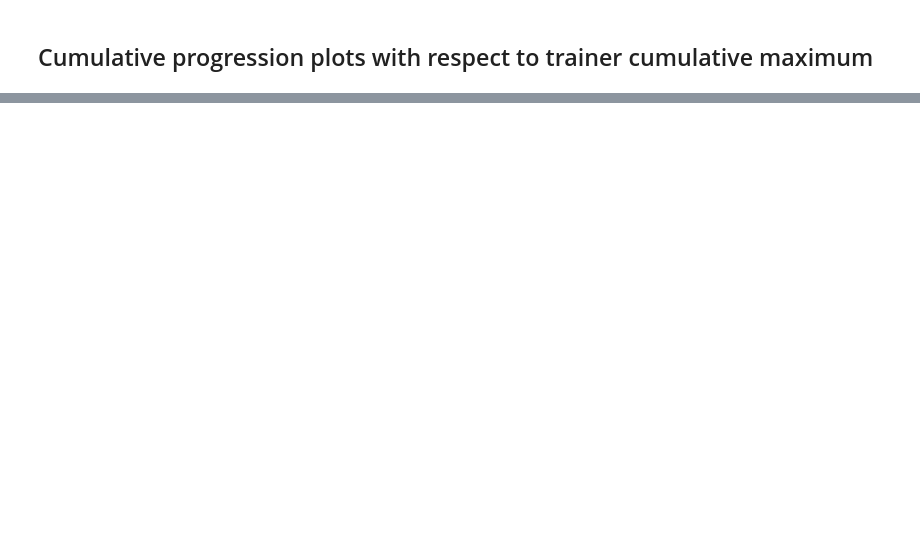
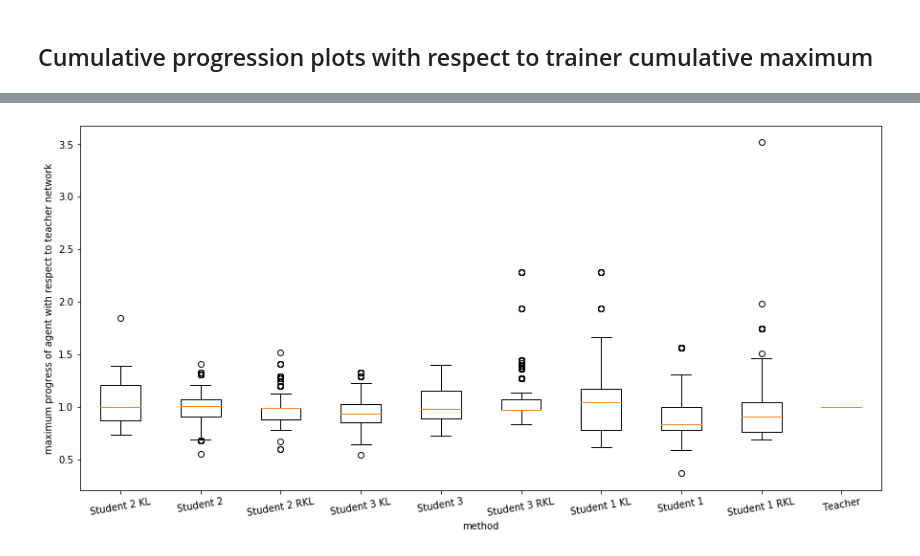
Before and after one commit to jetsnguns/realtime-policy-distillation, a Jupyter notebook: plots.ipynb, the cells around one changed output, grey strips where cells are left out. Cells and saved outputs as stored; diff of their text form; code cells hidden in the pictures; blank space fills up the shorter version.

```diff
--- a/plots.ipynb
+++ b/plots.ipynb
@@ -114,0 +140,18 @@ plt.show()
+# %%
+trainer_cum_max = np.maximum.accumulate(data[f'ray/tune/evaluation/trainer/episode_reward_max']['y'])[:min_length]
+
+plt.figure(figsize=(15, 7))
+boxplot_data = []
+
+for agent in agents:
+    agents_mean = np.maximum.accumulate(data[f'ray/tune/evaluation/{agent}/episode_reward_max']['y'][:min_length])
+    percents = agents_mean / trainer_cum_max
+    boxplot_data.append(percents)
+plt.boxplot(boxplot_data)
+plt.xticks(np.arange(len(agents)) + 1, [agent_name_translation[agent] for agent in agents], rotation=10)
+plt.xlabel('method')
+plt.ylabel('maximum progress of agent with respect to teacher network')
+plt.savefig('boxplots.eps', format='eps')
+plt.show()
+# %% [output]
+[figure, added]
```
Also changed, not shown: parts of 6 cells of this notebook, 2 other files.
